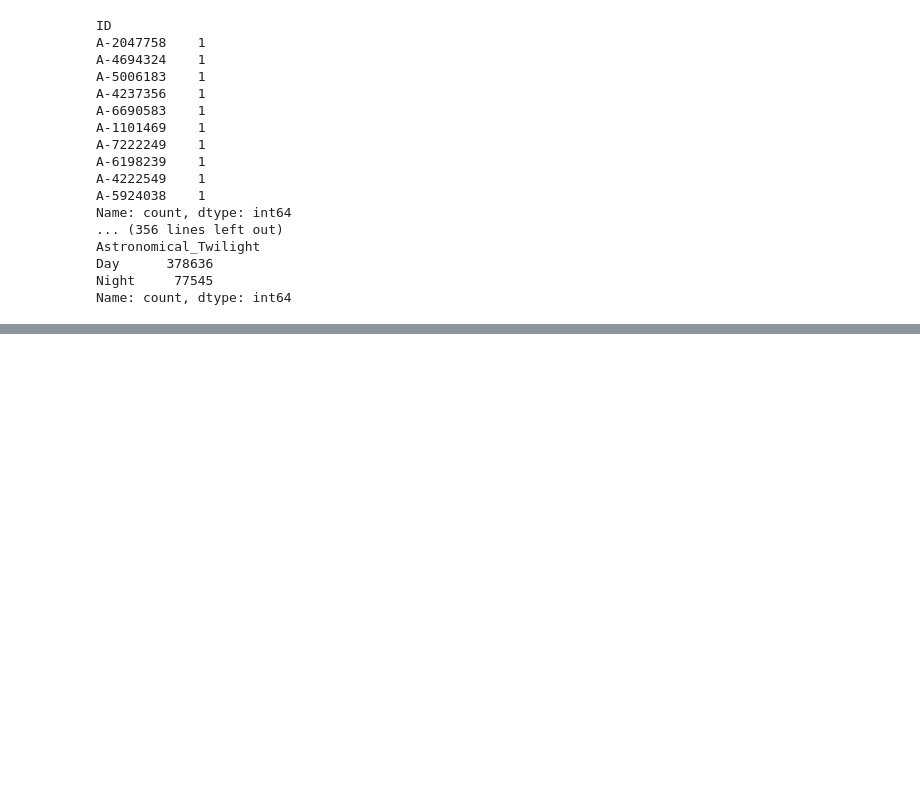
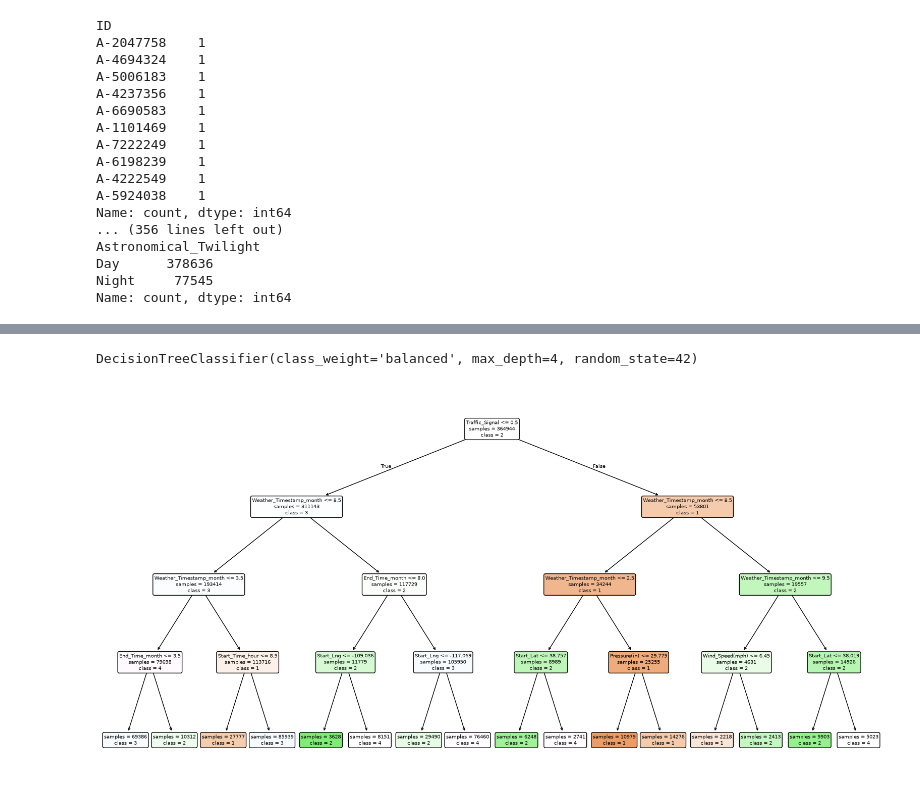
Before and after one commit to Lapis92/datathon_november, a Jupyter notebook: datathon2026.ipynb, the cells around one changed output, grey strips where cells are left out. Cells and saved outputs as stored; diff of their text form; code cells hidden in the pictures; blank space fills up the shorter version.

```diff
--- a/datathon2026.ipynb
+++ b/datathon2026.ipynb
@@ -223,0 +329,60 @@ Name: count, dtype: int64
+# %%
+from sklearn.model_selection import train_test_split
+from sklearn.tree import DecisionTreeClassifier
+
+# Keep only numeric and True/False columns
+X_simple = X.select_dtypes(include=["number", "bool"]).copy()
+
+# Convert Boolean columns to 0/1
+for col in X_simple.select_dtypes(include="bool").columns:
+    X_simple[col] = X_simple[col].astype(int)
+
+# Fill missing numeric values
+X_simple = X_simple.fillna(X_simple.median())
+
+X_train, X_test, y_train, y_test = train_test_split(
+    X_simple,
+    Y,
+    test_size=0.2,
+    random_state=42,
+    stratify=Y
+)
+
+tree = DecisionTreeClassifier(
+    max_depth=4,
+    class_weight="balanced",
+    random_state=42
+)
+
+tree.fit(X_train, y_train)
+# %% [output]
+DecisionTreeClassifier(class_weight='balanced', max_depth=4, random_state=42)
+# %%
+import matplotlib.pyplot as plt
+from sklearn.tree import plot_tree
+
+plt.figure(figsize=(20, 10))
+
+labels = plot_tree(
+    tree,
+    feature_names=X_simple.columns,
+    class_names=[str(c) for c in tree.classes_],
+    filled=True,
+    rounded=True,
+    impurity=False,
+    fontsize=7
+)
+
+for label in labels:
+    lines = label.get_text().split("\n")
+
+    filtered_lines = [
+        line for line in lines
+        if not line.startswith("value")
+    ]
+
+    label.set_text("\n".join(filtered_lines))
+
+plt.show()
+# %% [output]
+[figure, added]
```
Also changed, not shown: parts of 2 cells of this notebook.
